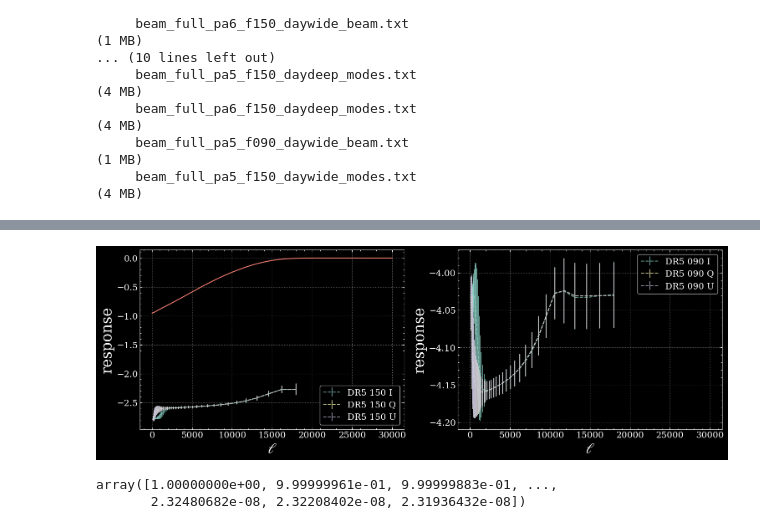
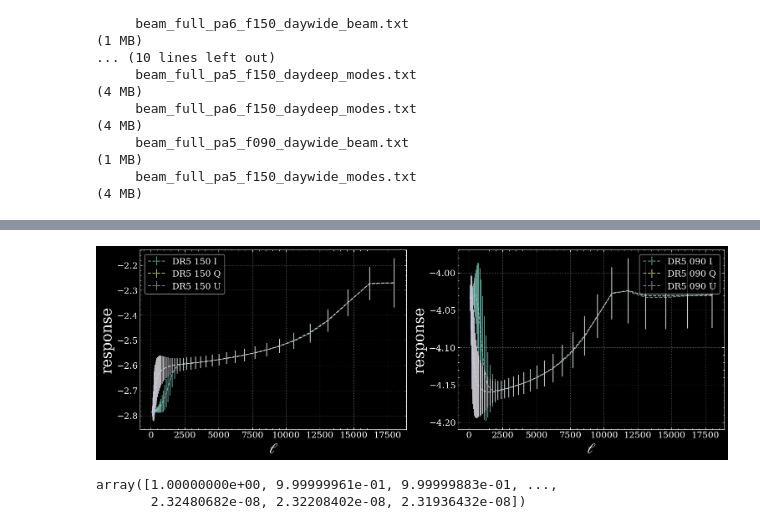
Before and after one commit to chadpopik/CAPPIBARAS, a Jupyter notebook: Testing/beams.ipynb, the cells around one changed output, grey strips where cells are left out. Saved outputs shown, nothing was run; the diff lists cells and outputs as text; code cells hidden in the pictures.

```diff
--- a/Testing/beams.ipynb
+++ b/Testing/beams.ipynb
@@ -81,21 +110,19 @@ dr5_090['ellsr'], dr5_090['respI'], dr5_090['respIerr'], dr5_090['respQ'], dr5_0
 # %%
 fig, axs = plt.subplots(1, 2, figsize=(15, 5), layout='constrained', sharex=True)
 
 
 axs[0].errorbar(dr5_150['ellsr'], dr5_150['respI'], dr5_150['respIerr'], alpha=0.7, ls='--', label='DR5 150 I')
 axs[0].errorbar(dr5_150['ellsr'], dr5_150['respQ'], dr5_150['respQerr'], alpha=0.7, ls='--', label='DR5 150 Q')
 axs[0].errorbar(dr5_150['ellsr'], dr5_150['respU'], dr5_150['respUerr'], alpha=0.7, ls='--', label='DR5 150 U')
 axs[1].errorbar(dr5_090['ellsr'], dr5_090['respI'], dr5_090['respIerr'], alpha=0.7, ls='--', label='DR5 090 I')
 axs[1].errorbar(dr5_090['ellsr'], dr5_090['respQ'], dr5_090['respQerr'], alpha=0.7, ls='--', label='DR5 090 Q')
 axs[1].errorbar(dr5_090['ellsr'], dr5_090['respU'], dr5_090['respUerr'], alpha=0.7, ls='--', label='DR5 090 U')
 
-axs[0].plot(dr5_150['ellsb'], resp0*dr5_150['beam'])
-
 axs[0].set(xlabel=(r'$\ell$'), ylabel=r'response'), axs[0].legend()
 axs[1].set(xlabel=(r'$\ell$'), ylabel=r'response'), axs[1].legend()
 plt.show()
 # %% [output]
-[figure, old version]
+[figure, new version]
 # %%
 gaussbeam
 # %% [output]
```
Also changed, not shown: parts of 7 cells of this notebook, 18 other files.
